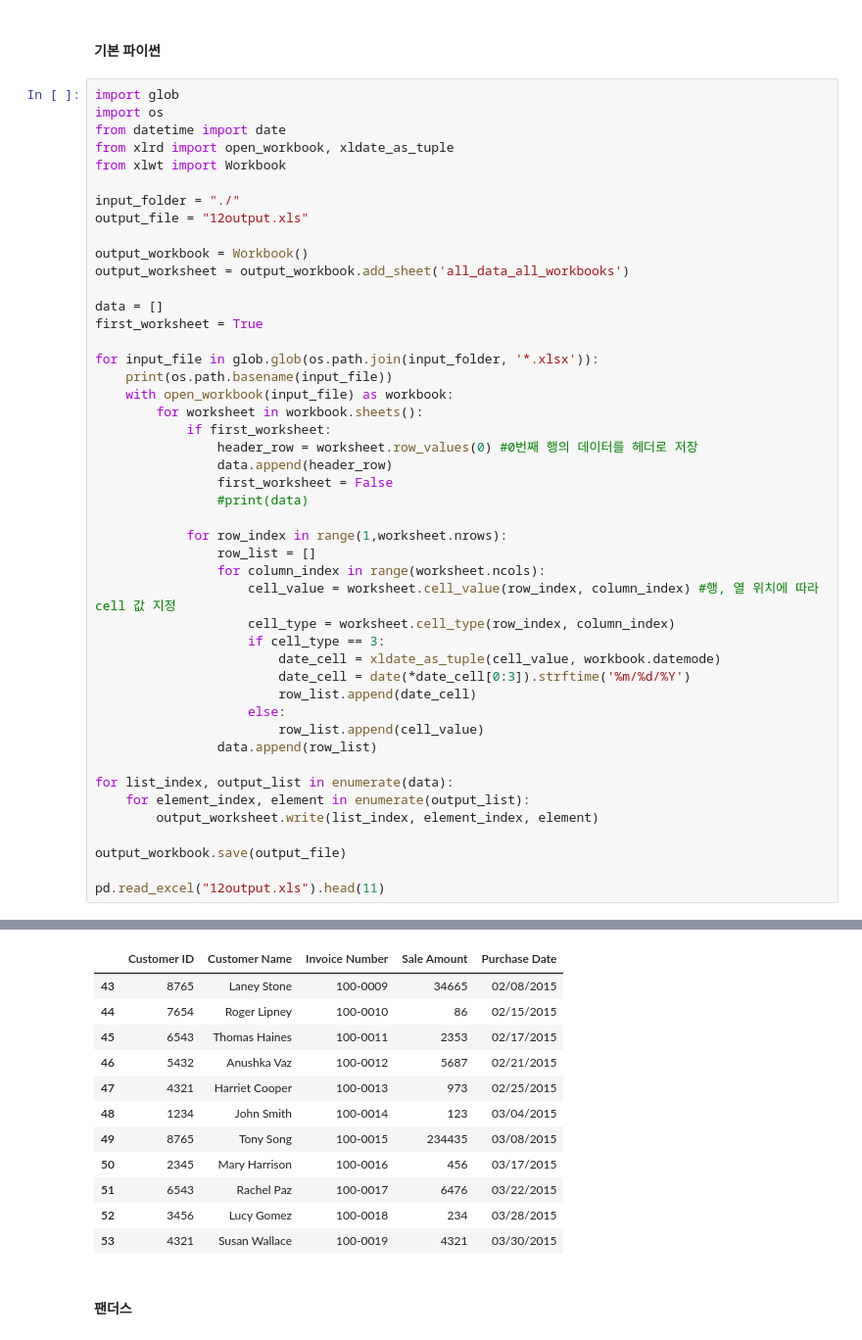
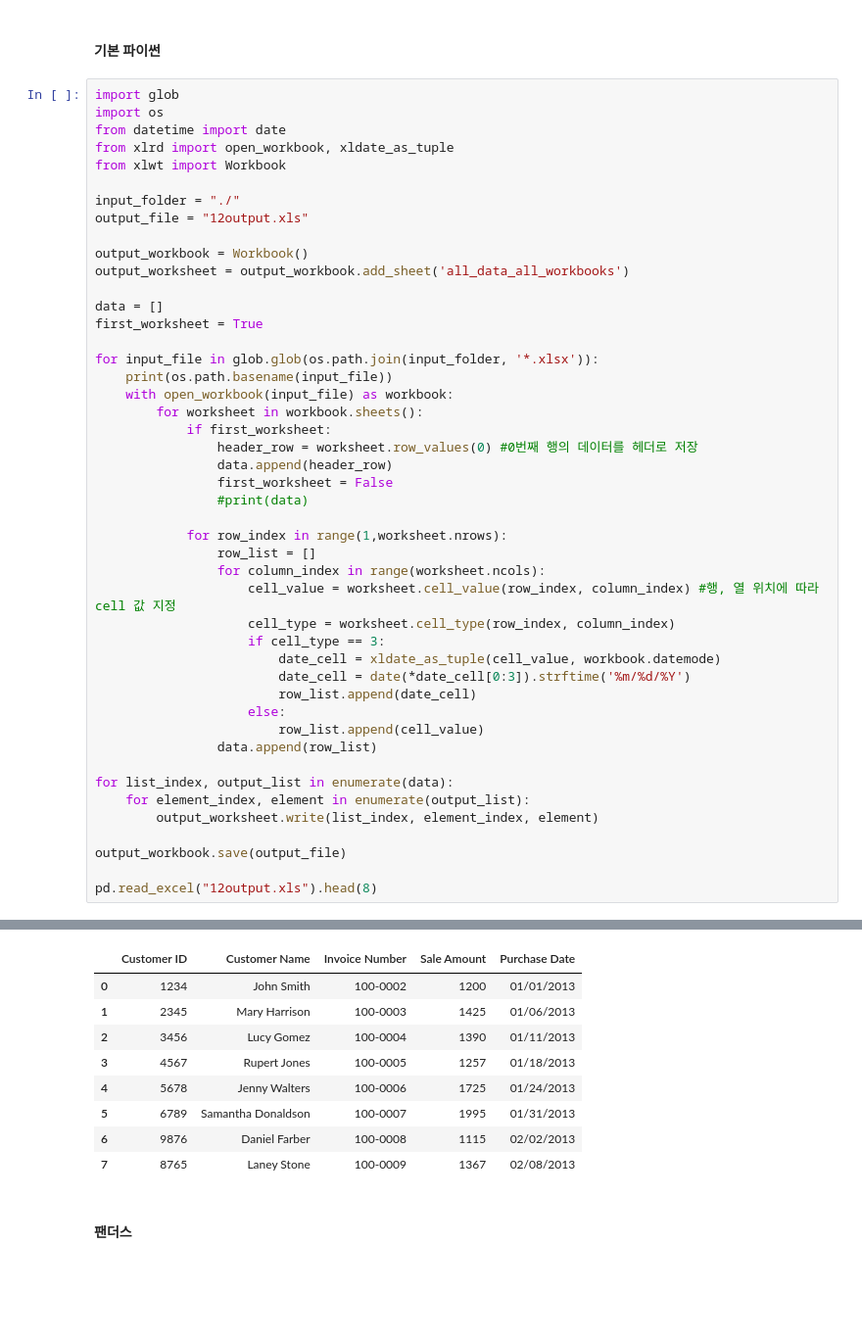
Before and after one commit to no-use-rami/analytics-with-python, a Jupyter notebook: 3장/3.4~3.6.ipynb, the cells around one changed output, grey strips where cells are left out. Shown: that part at 98% size. Saved outputs shown, nothing was run; the diff lists cells and outputs as text; blank space fills up the shorter version.

```diff
--- a/3장/3.4~3.6.ipynb
+++ b/3장/3.4~3.6.ipynb
@@ -192,45 +192,42 @@ for input_file in glob.glob(os.path.join(input_folder, '*.xlsx')):
             if first_worksheet:
                 header_row = worksheet.row_values(0) #0번째 행의 데이터를 헤더로 저장
                 data.append(header_row)
                 first_worksheet = False
                 #print(data)
 
             for row_index in range(1,worksheet.nrows):
                 row_list = []
                 for column_index in range(worksheet.ncols):
                     cell_value = worksheet.cell_value(row_index, column_index) #행, 열 위치에 따라 cell 값 지정
                     cell_type = worksheet.cell_type(row_index, column_index)
                     if cell_type == 3:
                         date_cell = xldate_as_tuple(cell_value, workbook.datemode)
                         date_cell = date(*date_cell[0:3]).strftime('%m/%d/%Y')
                         row_list.append(date_cell)
                     else:
                         row_list.append(cell_value)
                 data.append(row_list)
 
 for list_index, output_list in enumerate(data):
     for element_index, element in enumerate(output_list):
         output_worksheet.write(list_index, element_index, element)
 
 output_workbook.save(output_file)
 
-pd.read_excel("12output.xls").head(11)
+pd.read_excel("12output.xls").head(8)
 # %% [output]
 sales_2013.xlsx
 sales_2014.xlsx
 sales_2015.xlsx
 |  | Customer ID | Customer Name | Invoice Number | Sale Amount | Purchase Date |
-| 43 | 8765 | Laney Stone | 100-0009 | 34665 | 02/08/2015 |
-| 44 | 7654 | Roger Lipney | 100-0010 | 86 | 02/15/2015 |
-| 45 | 6543 | Thomas Haines | 100-0011 | 2353 | 02/17/2015 |
-| 46 | 5432 | Anushka Vaz | 100-0012 | 5687 | 02/21/2015 |
-| 47 | 4321 | Harriet Cooper | 100-0013 | 973 | 02/25/2015 |
-| 48 | 1234 | John Smith | 100-0014 | 123 | 03/04/2015 |
-| 49 | 8765 | Tony Song | 100-0015 | 234435 | 03/08/2015 |
-| 50 | 2345 | Mary Harrison | 100-0016 | 456 | 03/17/2015 |
-| 51 | 6543 | Rachel Paz | 100-0017 | 6476 | 03/22/2015 |
-| 52 | 3456 | Lucy Gomez | 100-0018 | 234 | 03/28/2015 |
-| 53 | 4321 | Susan Wallace | 100-0019 | 4321 | 03/30/2015 |
+| 0 | 1234 | John Smith | 100-0002 | 1200 | 01/01/2013 |
+| 1 | 2345 | Mary Harrison | 100-0003 | 1425 | 01/06/2013 |
+| 2 | 3456 | Lucy Gomez | 100-0004 | 1390 | 01/11/2013 |
+| 3 | 4567 | Rupert Jones | 100-0005 | 1257 | 01/18/2013 |
+| 4 | 5678 | Jenny Walters | 100-0006 | 1725 | 01/24/2013 |
+| 5 | 6789 | Samantha Donaldson | 100-0007 | 1995 | 01/31/2013 |
+| 6 | 9876 | Daniel Farber | 100-0008 | 1115 | 02/02/2013 |
+| 7 | 8765 | Laney Stone | 100-0009 | 1367 | 02/08/2013 |
 # %% [markdown]
 #### 팬더스
 # %%
```
Also changed, not shown: parts of 5 cells of this notebook.
